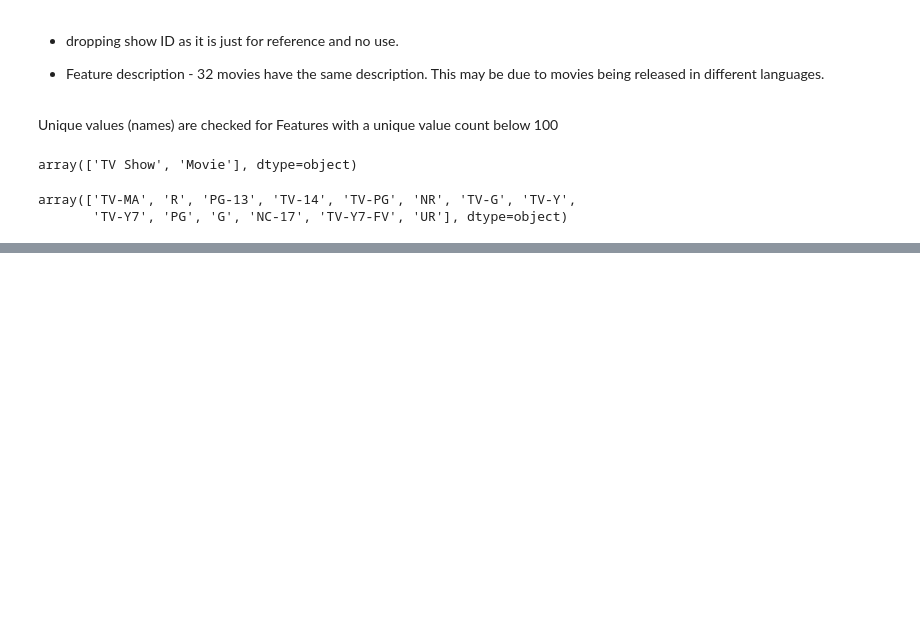
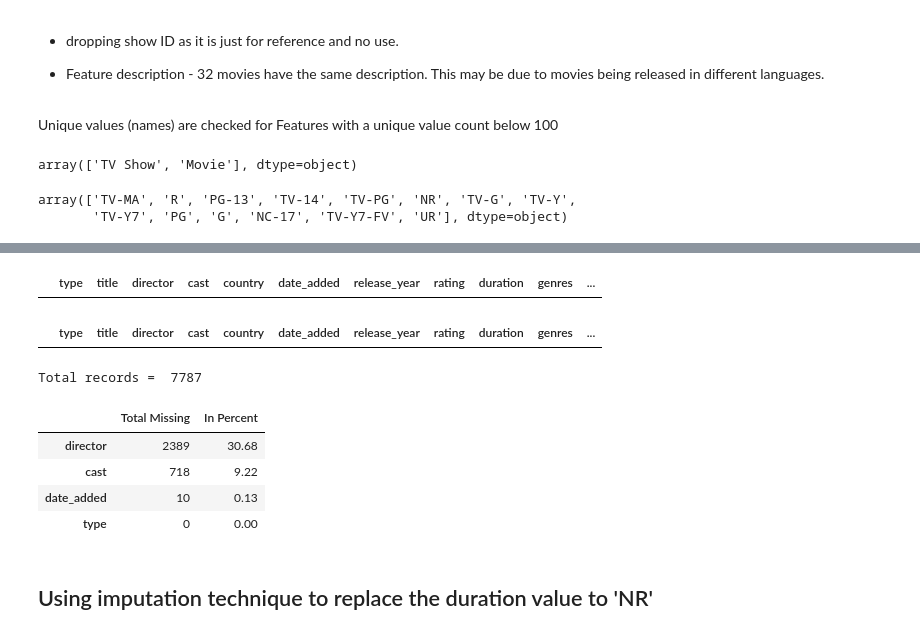
Before and after one commit to Harisha-AlmaBetter/NETFLIX-MOVIES-AND-TV-SHOWS-CLUSTERING, a Jupyter notebook: NETFLIX_MOVIES_AND_TV_SHOWS_CLUSTERING.ipynb, the cells around one changed output, grey strips where cells are left out. Cells and saved outputs as stored; diff of their text form; code cells hidden in the pictures; blank space fills up the shorter version.

```diff
--- a/NETFLIX_MOVIES_AND_TV_SHOWS_CLUSTERING.ipynb
+++ b/NETFLIX_MOVIES_AND_TV_SHOWS_CLUSTERING.ipynb
@@ -286,0 +322,30 @@ array(['TV-MA', 'R', 'PG-13', 'TV-14', 'TV-PG', 'NR', 'TV-G', 'TV-Y',
+# %%
+nf.loc[nf['rating'] == '84 min']
+# %% [output]
+|  | type | title | director | cast | country | date_added | release_year | rating | duration | genres | ... |
+# %%
+nf.loc[nf['rating'] == '66 min']
+# %% [output]
+|  | type | title | director | cast | country | date_added | release_year | rating | duration | genres | ... |
+# %%
+# Updated the correct duration value.
+nf.loc[5541,'duration'] = '74 min'
+nf.loc[5794,'duration'] = '84 min'
+nf.loc[5813,'duration'] = '66 min'
+# %%
+#Identifying Missing data. Already verified above. To be sure again checking.
+total_null = nf.isnull().sum().sort_values(ascending = False)
+percent = ((nf.isnull().sum()/nf.isnull().count())*100).sort_values(ascending = False)
+print("Total records = ", nf.shape[0])
+
+missing_data = pd.concat([total_null,percent.round(2)],axis=1,keys=['Total Missing','In Percent'])
+missing_data.head(4)
+# %% [output]
+Total records =  7787
+|  | Total Missing | In Percent |
+| director | 2389 | 30.68 |
+| cast | 718 | 9.22 |
+| date_added | 10 | 0.13 |
+| type | 0 | 0.00 |
+# %% [markdown]
+## Using imputation technique to replace the duration value to 'NR'
```
Also changed, not shown: parts of 8 cells of this notebook.
